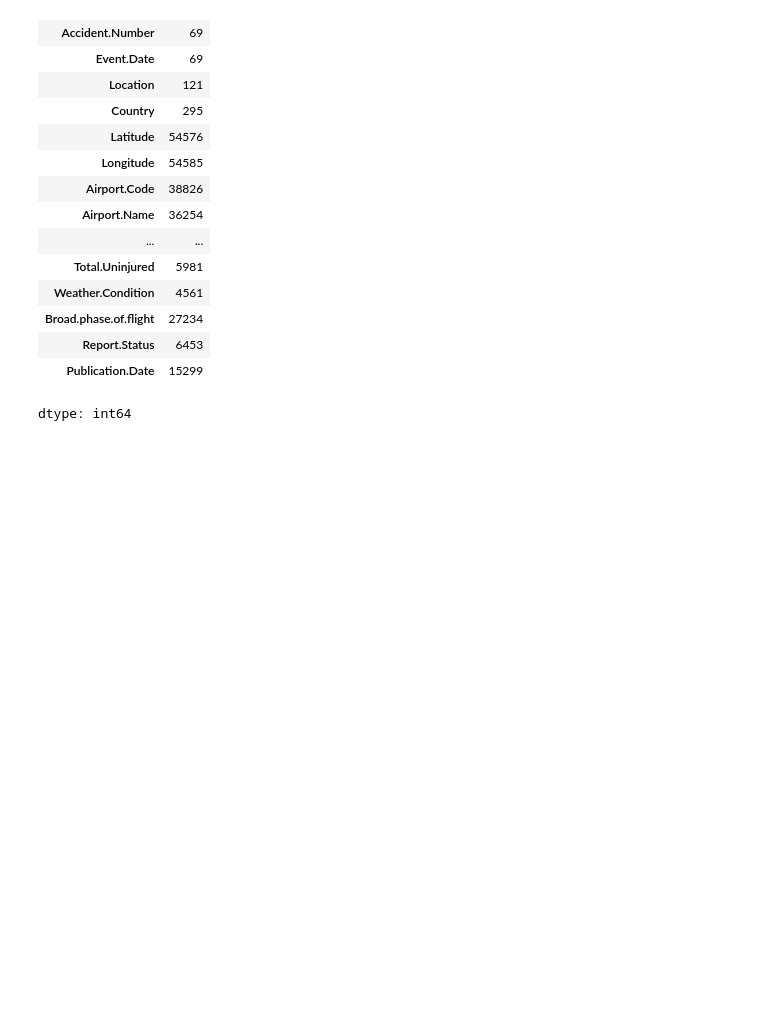
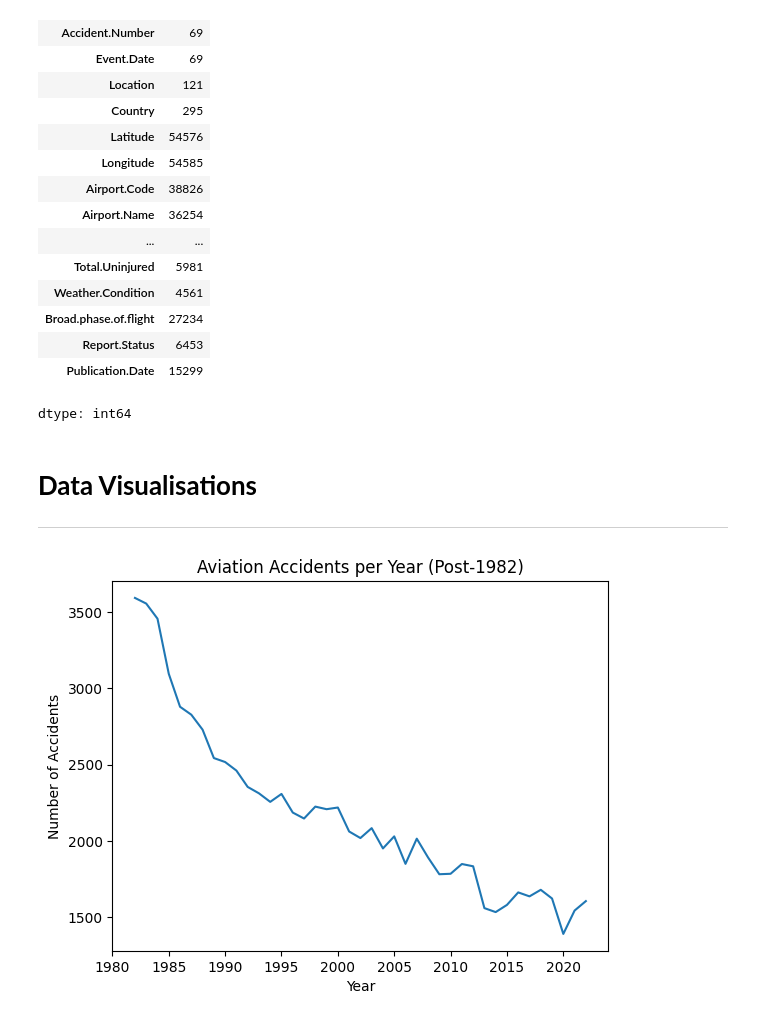
Before and after one commit to Wanyiri9dave/ds-phase1_project, a Jupyter notebook: student.ipynb, the cells around one changed output. Drawn from its saved outputs; the diff is of its cells as text; code cells hidden in the pictures; blank space fills up the shorter version.

Commit message:
data visuals

```diff
--- a/student.ipynb
+++ b/student.ipynb
@@ -157,3 +157,28 @@ df['Publication.Date'] = pd.to_datetime(df['Publication.Date'], errors='coerce')
 # Create Useful features
 df['Year'] = df['Event.Date'].dt.year
 df['Month'] = df['Event.Date'].dt.month
+# %% [markdown]
+# **Data Visualisations**
+
+---
+# %%
+# Accidents Per Year
+
+df = pd.read_csv("Aviation_Data.csv", low_memory=False)
+
+df['Event.Date'] = pd.to_datetime(df['Event.Date'], errors='coerce')
+df['Year'] = df['Event.Date'].dt.year
+
+# Use reliable reporting years
+df = df[df['Year'] >= 1982]
+
+accidents_per_year = df['Year'].value_counts().sort_index()
+
+plt.figure()
+accidents_per_year.plot()
+plt.xlabel("Year")
+plt.ylabel("Number of Accidents")
+plt.title("Aviation Accidents per Year (Post-1982)")
+plt.show()
+# %% [output]
+[figure, added]
```
Also changed, not shown: parts of 9 cells of this notebook.
